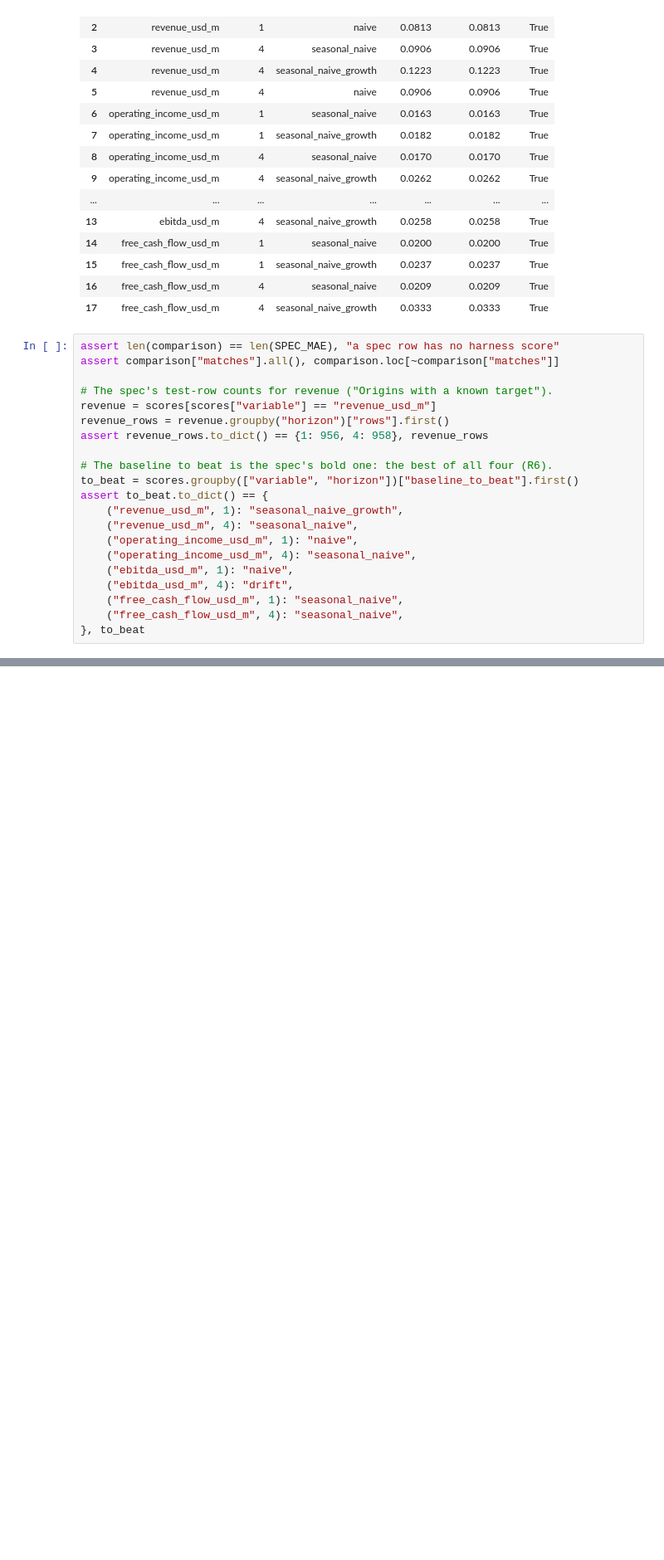
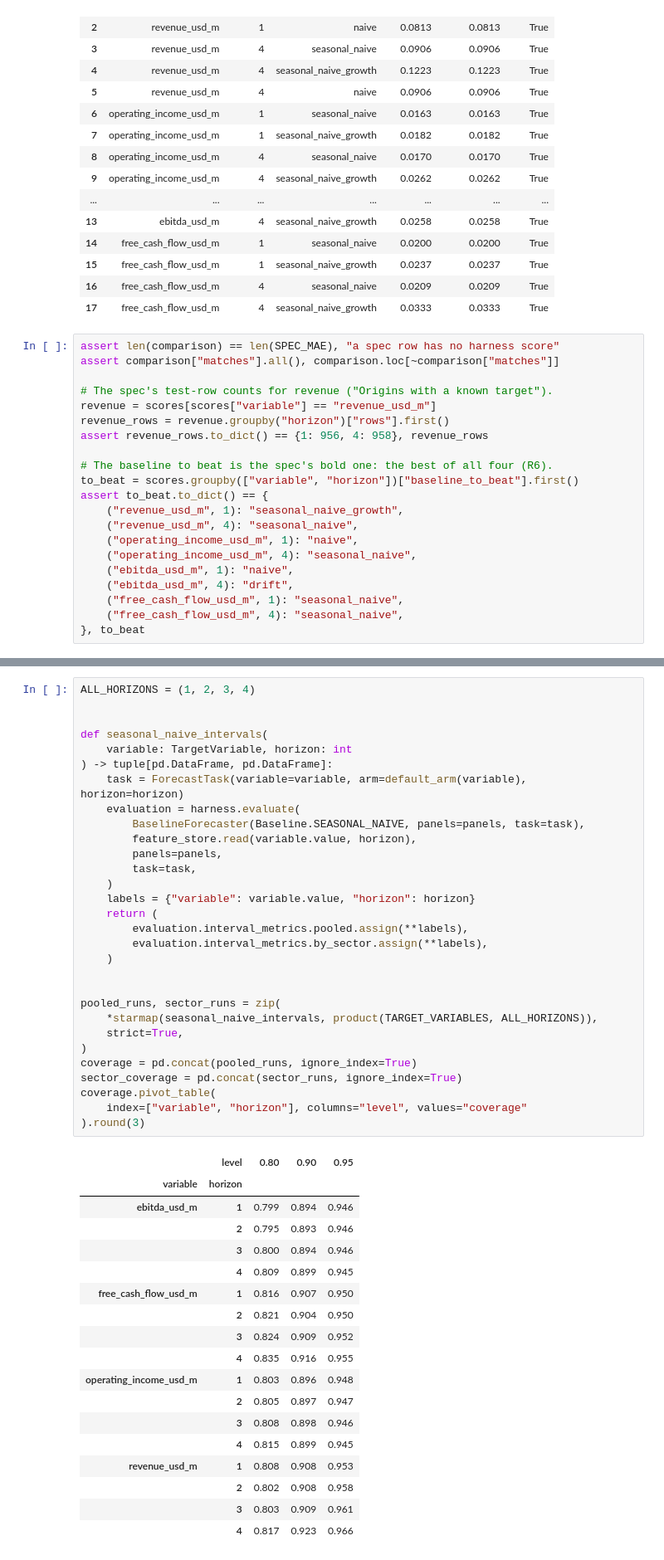
Before and after one commit to leonardoheis/CFO_Copilot, a Jupyter notebook: src/app/playground/02_evaluation_harness.ipynb, the cells around one changed output, grey strips where cells are left out. Shown at 83% size. Cells and saved outputs as stored; diff of their text form; blank space fills up the shorter version.

```diff
--- a/src/app/playground/02_evaluation_harness.ipynb
+++ b/src/app/playground/02_evaluation_harness.ipynb
@@ -141,0 +146,49 @@ assert to_beat.to_dict() == {
+# %%
+ALL_HORIZONS = (1, 2, 3, 4)
+
+
+def seasonal_naive_intervals(
+    variable: TargetVariable, horizon: int
+) -> tuple[pd.DataFrame, pd.DataFrame]:
+    task = ForecastTask(variable=variable, arm=default_arm(variable), horizon=horizon)
+    evaluation = harness.evaluate(
+        BaselineForecaster(Baseline.SEASONAL_NAIVE, panels=panels, task=task),
+        feature_store.read(variable.value, horizon),
+        panels=panels,
+        task=task,
+    )
+    labels = {"variable": variable.value, "horizon": horizon}
+    return (
+        evaluation.interval_metrics.pooled.assign(**labels),
+        evaluation.interval_metrics.by_sector.assign(**labels),
+    )
+
+
+pooled_runs, sector_runs = zip(
+    *starmap(seasonal_naive_intervals, product(TARGET_VARIABLES, ALL_HORIZONS)),
+    strict=True,
+)
+coverage = pd.concat(pooled_runs, ignore_index=True)
+sector_coverage = pd.concat(sector_runs, ignore_index=True)
+coverage.pivot_table(
+    index=["variable", "horizon"], columns="level", values="coverage"
+).round(3)
+# %% [output]
+|  | level | 0.80 | 0.90 | 0.95 |
+| variable | horizon |  |  |  |
+| ebitda_usd_m | 1 | 0.799 | 0.894 | 0.946 |
+|  | 2 | 0.795 | 0.893 | 0.946 |
+|  | 3 | 0.800 | 0.894 | 0.946 |
+|  | 4 | 0.809 | 0.899 | 0.945 |
+| free_cash_flow_usd_m | 1 | 0.816 | 0.907 | 0.950 |
+|  | 2 | 0.821 | 0.904 | 0.950 |
+|  | 3 | 0.824 | 0.909 | 0.952 |
+|  | 4 | 0.835 | 0.916 | 0.955 |
+| operating_income_usd_m | 1 | 0.803 | 0.896 | 0.948 |
+|  | 2 | 0.805 | 0.897 | 0.947 |
+|  | 3 | 0.808 | 0.898 | 0.946 |
+|  | 4 | 0.815 | 0.899 | 0.945 |
+| revenue_usd_m | 1 | 0.808 | 0.908 | 0.953 |
+|  | 2 | 0.802 | 0.908 | 0.958 |
+|  | 3 | 0.803 | 0.909 | 0.961 |
+|  | 4 | 0.817 | 0.923 | 0.966 |
```
Also changed, not shown: parts of 5 cells of this notebook, 4 other files.
